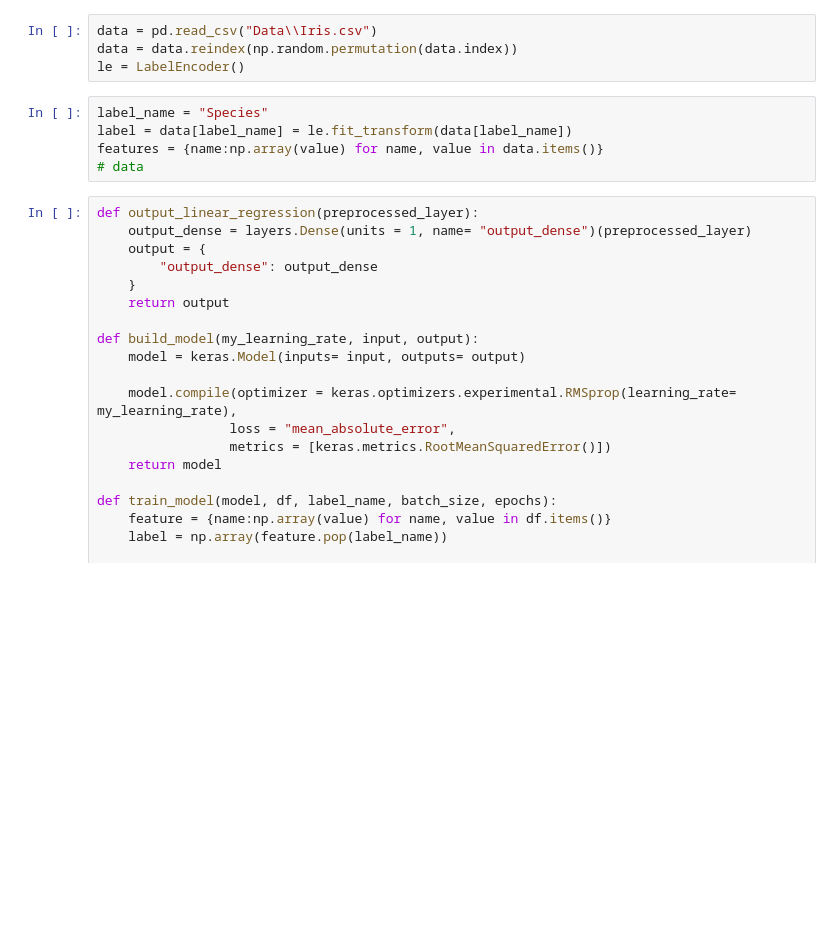
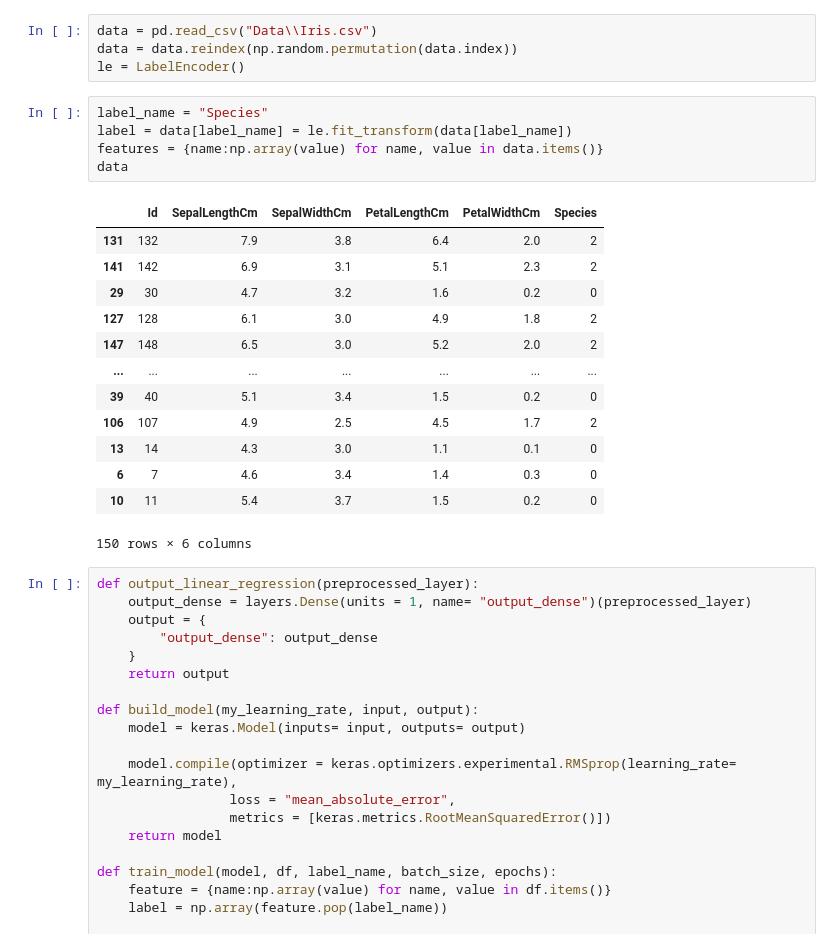
Before and after one commit to Bharatk050/Iris-Classification, a Jupyter notebook: Iris_Classification_Project.ipynb, the cells around one changed output. Cells and saved outputs as stored; diff of their text form; blank space fills up the shorter version.

```diff
--- a/Iris_Classification_Project.ipynb
+++ b/Iris_Classification_Project.ipynb
@@ -14,8 +14,22 @@ le = LabelEncoder()
 # %%
 label_name = "Species"
 label = data[label_name] = le.fit_transform(data[label_name])
 features = {name:np.array(value) for name, value in data.items()}
-# data
+data
+# %% [output]
+|  | Id | SepalLengthCm | SepalWidthCm | PetalLengthCm | PetalWidthCm | Species |
+| 131 | 132 | 7.9 | 3.8 | 6.4 | 2.0 | 2 |
+| 141 | 142 | 6.9 | 3.1 | 5.1 | 2.3 | 2 |
+| 29 | 30 | 4.7 | 3.2 | 1.6 | 0.2 | 0 |
+| 127 | 128 | 6.1 | 3.0 | 4.9 | 1.8 | 2 |
+| 147 | 148 | 6.5 | 3.0 | 5.2 | 2.0 | 2 |
+| ... | ... | ... | ... | ... | ... | ... |
+| 39 | 40 | 5.1 | 3.4 | 1.5 | 0.2 | 0 |
+| 106 | 107 | 4.9 | 2.5 | 4.5 | 1.7 | 2 |
+| 13 | 14 | 4.3 | 3.0 | 1.1 | 0.1 | 0 |
+| 6 | 7 | 4.6 | 3.4 | 1.4 | 0.3 | 0 |
+| 10 | 11 | 5.4 | 3.7 | 1.5 | 0.2 | 0 |
+150 rows × 6 columns
 # %%
 def output_linear_regression(preprocessed_layer):
     output_dense = layers.Dense(units = 1, name= "output_dense")(preprocessed_layer)
```
Also changed, not shown: parts of 5 cells of this notebook, 1 other file.
